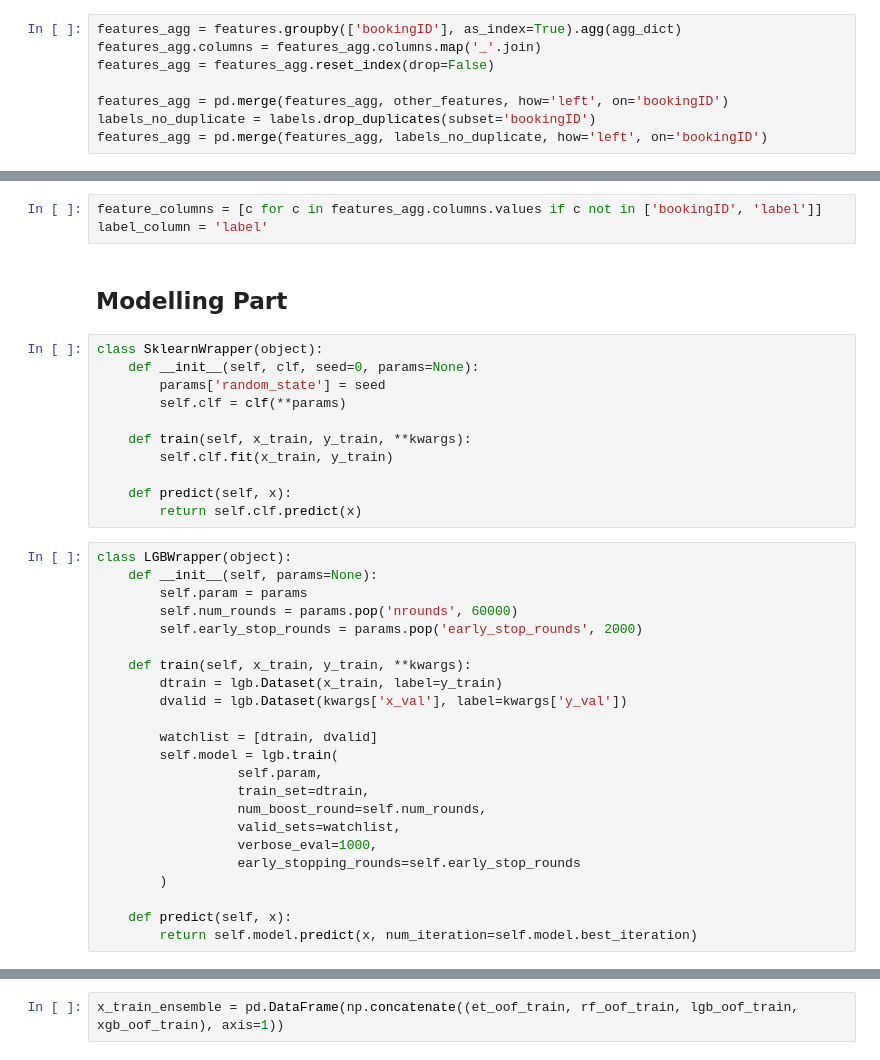
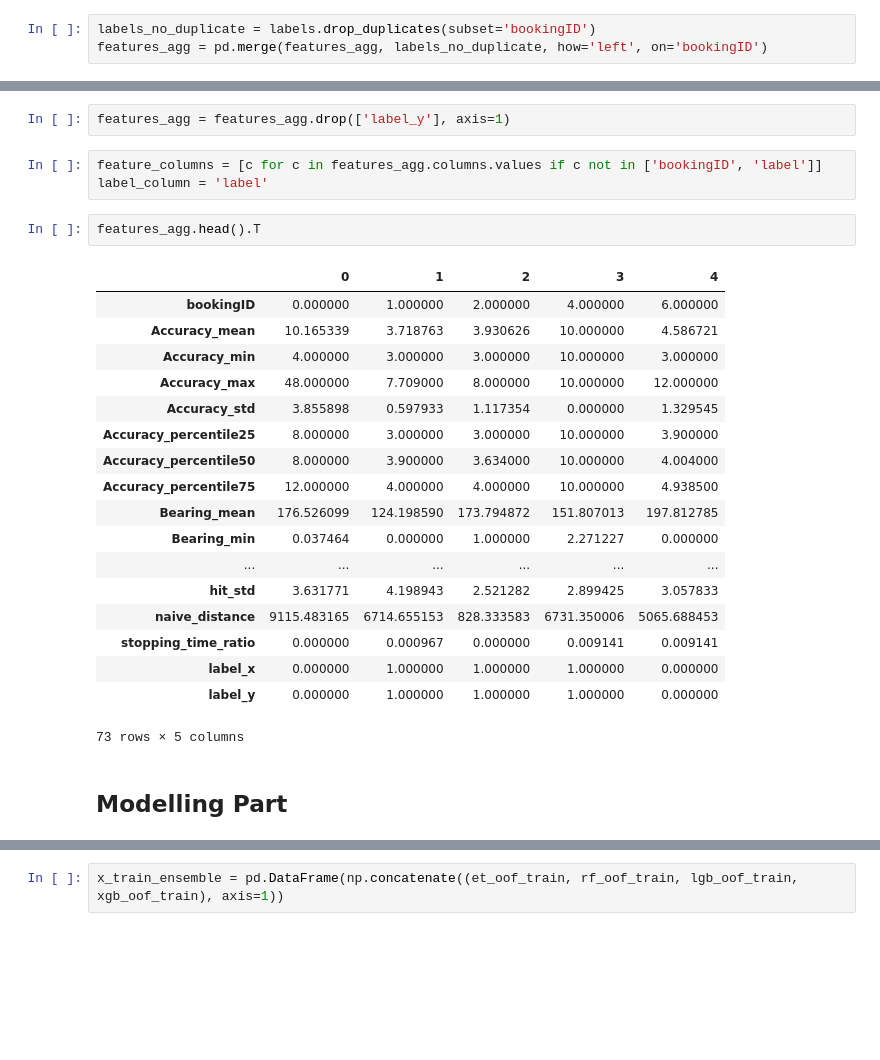
Before and after one commit to budiryan/ai-for-sea, a Jupyter notebook: analysis.ipynb, the cells around one changed output, grey strips where cells are left out. Saved outputs shown, nothing was run; the diff lists cells and outputs as text; blank space fills up the shorter version.

```diff
--- a/analysis.ipynb
+++ b/analysis.ipynb
@@ -167,8 +72,3 @@ other_features = other_features.reset_index()
 # %%
-features_agg = features.groupby(['bookingID'], as_index=True).agg(agg_dict)
-features_agg.columns = features_agg.columns.map('_'.join)
-features_agg = features_agg.reset_index(drop=False)
-
-features_agg = pd.merge(features_agg, other_features, how='left', on='bookingID')
 labels_no_duplicate = labels.drop_duplicates(subset='bookingID')
 features_agg = pd.merge(features_agg, labels_no_duplicate, how='left', on='bookingID')
@@ -193,39 +75,28 @@ TypeError: 'DataFrame' object is not callable
+# %%
+features_agg = features_agg.drop(['label_y'], axis=1)
 # %%
 feature_columns = [c for c in features_agg.columns.values if c not in ['bookingID', 'label']]
 label_column = 'label'
+# %%
+features_agg.head().T
+# %% [output]
+|  | 0 | 1 | 2 | 3 | 4 |
+| bookingID | 0.000000 | 1.000000 | 2.000000 | 4.000000 | 6.000000 |
+| Accuracy_mean | 10.165339 | 3.718763 | 3.930626 | 10.000000 | 4.586721 |
+| Accuracy_min | 4.000000 | 3.000000 | 3.000000 | 10.000000 | 3.000000 |
+| Accuracy_max | 48.000000 | 7.709000 | 8.000000 | 10.000000 | 12.000000 |
+| Accuracy_std | 3.855898 | 0.597933 | 1.117354 | 0.000000 | 1.329545 |
+| Accuracy_percentile25 | 8.000000 | 3.000000 | 3.000000 | 10.000000 | 3.900000 |
+| Accuracy_percentile50 | 8.000000 | 3.900000 | 3.634000 | 10.000000 | 4.004000 |
+| Accuracy_percentile75 | 12.000000 | 4.000000 | 4.000000 | 10.000000 | 4.938500 |
+| Bearing_mean | 176.526099 | 124.198590 | 173.794872 | 151.807013 | 197.812785 |
+| Bearing_min | 0.037464 | 0.000000 | 1.000000 | 2.271227 | 0.000000 |
+| ... | ... | ... | ... | ... | ... |
+| hit_std | 3.631771 | 4.198943 | 2.521282 | 2.899425 | 3.057833 |
+| naive_distance | 9115.483165 | 6714.655153 | 828.333583 | 6731.350006 | 5065.688453 |
+| stopping_time_ratio | 0.000000 | 0.000967 | 0.000000 | 0.009141 | 0.009141 |
+| label_x | 0.000000 | 1.000000 | 1.000000 | 1.000000 | 0.000000 |
+| label_y | 0.000000 | 1.000000 | 1.000000 | 1.000000 | 0.000000 |
+73 rows × 5 columns
 # %% [markdown]
 ## Modelling Part
-# %%
-class SklearnWrapper(object):
-    def __init__(self, clf, seed=0, params=None):
-        params['random_state'] = seed
-        self.clf = clf(**params)
-
-    def train(self, x_train, y_train, **kwargs):
-        self.clf.fit(x_train, y_train)
-
-    def predict(self, x):
-        return self.clf.predict(x)
-# %%
-class LGBWrapper(object):
-    def __init__(self, params=None):
-        self.param = params
-        self.num_rounds = params.pop('nrounds', 60000)
-        self.early_stop_rounds = params.pop('early_stop_rounds', 2000)
-
-    def train(self, x_train, y_train, **kwargs):
-        dtrain = lgb.Dataset(x_train, label=y_train)
-        dvalid = lgb.Dataset(kwargs['x_val'], label=kwargs['y_val'])
-
-        watchlist = [dtrain, dvalid]
-        self.model = lgb.train(
-                  self.param,
-                  train_set=dtrain,
-                  num_boost_round=self.num_rounds,
-                  valid_sets=watchlist,
-                  verbose_eval=1000,
-                  early_stopping_rounds=self.early_stop_rounds
-        )
-
-    def predict(self, x):
-        return self.model.predict(x, num_iteration=self.model.best_iteration)
```
Also changed, not shown: parts of 29 cells of this notebook, 7 other files.
